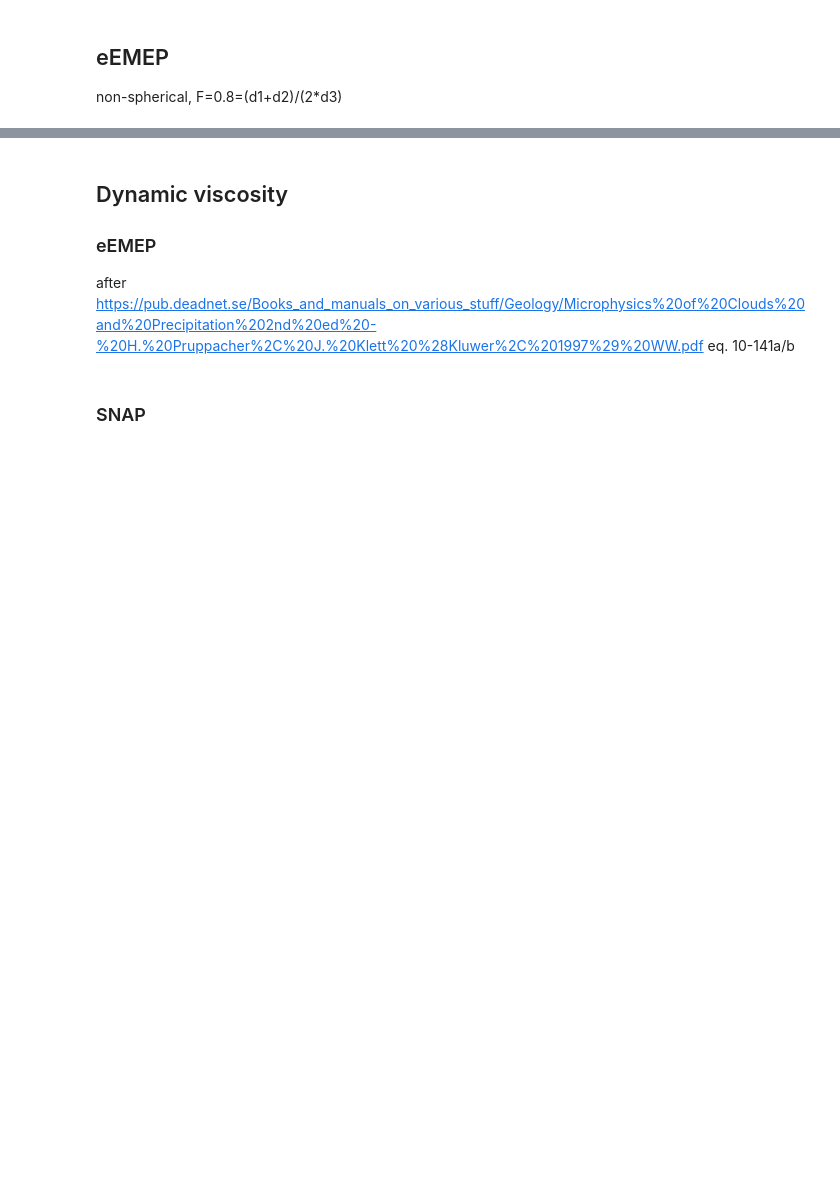
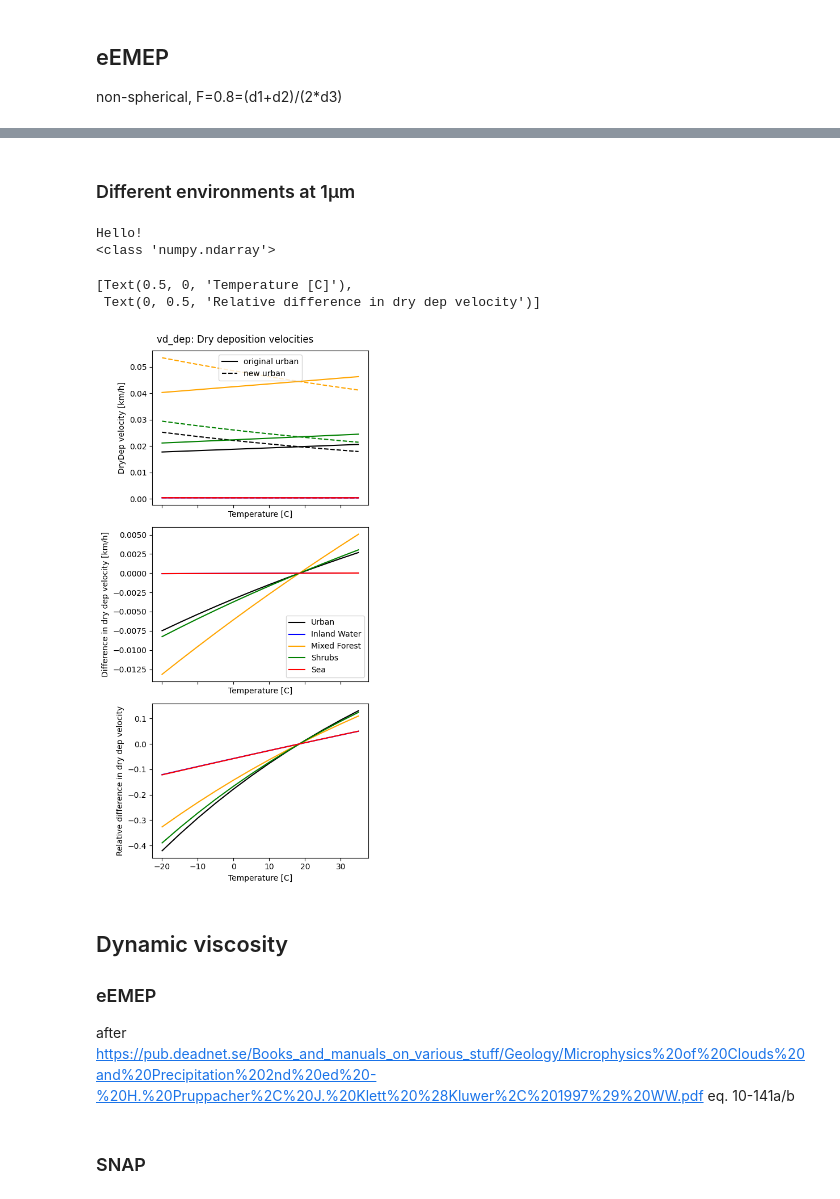
Before and after one commit to metno/snap, a Jupyter notebook: src/processes/grav_settling.ipynb, the cells around one changed output, grey strips where cells are left out. Saved outputs shown, nothing was run; the diff lists cells and outputs as text; code cells hidden in the pictures; blank space fills up the shorter version.

```diff
--- a/src/processes/grav_settling.ipynb
+++ b/src/processes/grav_settling.ipynb
@@ -595,3 +578,69 @@ ax.set(xlabel='Temperature [C]', ylabel="Relatie difference in dry dep velocity
+# %% [markdown]
+### Different environments at 1µm
+# %%
+def charnock_z0(ustar,nu):
+    alpha_ch = 0.018  # charnock coefficient
+    alpha_m = 0.11  # momentum transfer coefficient
+    grav = 9.8
+
+    return alpha_m*nu/ustar + alpha_ch*ustar*ustar/grav
+# %%
+fig, ax = plt.subplots(3,1,figsize=(5,10),layout="tight", sharex=True)
+fig.suptitle("vd_dep: Dry deposition velocities")
+
+temp=np.arange(-20.0,40.0,5.0)
+pressure = np.empty_like(temp)
+pressure[:] = std_atmosphere["pressure"][0]
+
+Environ_list = ["Urban", "Inland Water", "Mixed Forest", "Shrubs", "Sea"]
+alpha_list = [1.5, 100 , 0.8, 1.3, 100]  #Urban,Inland Water, Mixed Forest, Shrubs, Sea
+z0_list = [1.0, 0.00001, 1.0, 0.5, None]  #Urban, Inland Water, Mixed Forest, Shrubs, Sea
+
+psize = 1  #1 micrometre
+
+
+i=0
+
+for i  in range(len(alpha_list)):
+    # if i == 1 or i == 4:
+    alpha = alpha_list[i]
+    z0 = z0_list[i]
+    if z0 is None:
+        print("Hello!")
+        my = visc(temp + 273.15)/10 #--> kg/m³
+        roa = rho_air2( pressure/100, temp + 273.15) #kg/m³
+        ny = nu(my,roa)
+        z0 = charnock_z0(ustarr(0.5, ny), ny)
+        print(type(z0))
+
+    const_nu = dry_dep_const_nu(psize*1e-6,2300,temp + 273.15, pressure, alpha, z0)*3.6
+    var_nu = dry_dep_var_nu(psize*1e-6,2300,temp + 273.15, pressure, alpha, z0)*3.6
+
+    if i ==0:
+        ax[0].plot(temp, const_nu, color=colours[i], label="original urban")
+        ax[0].plot(temp, var_nu, '--', color=colours[i], label="new urban")
+    else:
+        ax[0].plot(temp, const_nu,color=colours[i])
+        ax[0].plot(temp, var_nu, "--",color=colours[i])
+
+    ax[1].plot(temp,const_nu-var_nu,color=colours[i], label=Environ_list[i])
+    ax[2].plot(temp,((const_nu-var_nu)/const_nu),color=colours[i])
+
+    i+=1
+ax[0].legend()
+ax[0].set(ylabel='DryDep velocity [km/h]', xlabel="Temperature [C]")
+
+
+ax[1].legend()
+ax[1].set(xlabel='Temperature [C]', ylabel="Difference in dry dep velocity [km/h]")
+
+ax[2].set(xlabel='Temperature [C]', ylabel="Relative difference in dry dep velocity")
+# %% [output]
+Hello!
+<class 'numpy.ndarray'>
+[Text(0.5, 0, 'Temperature [C]'),
+ Text(0, 0.5, 'Relative difference in dry dep velocity')]
+[figure, added]
 # %% [markdown]
 ## Dynamic viscosity
 
```
Also changed, not shown: parts of 16 cells of this notebook.
